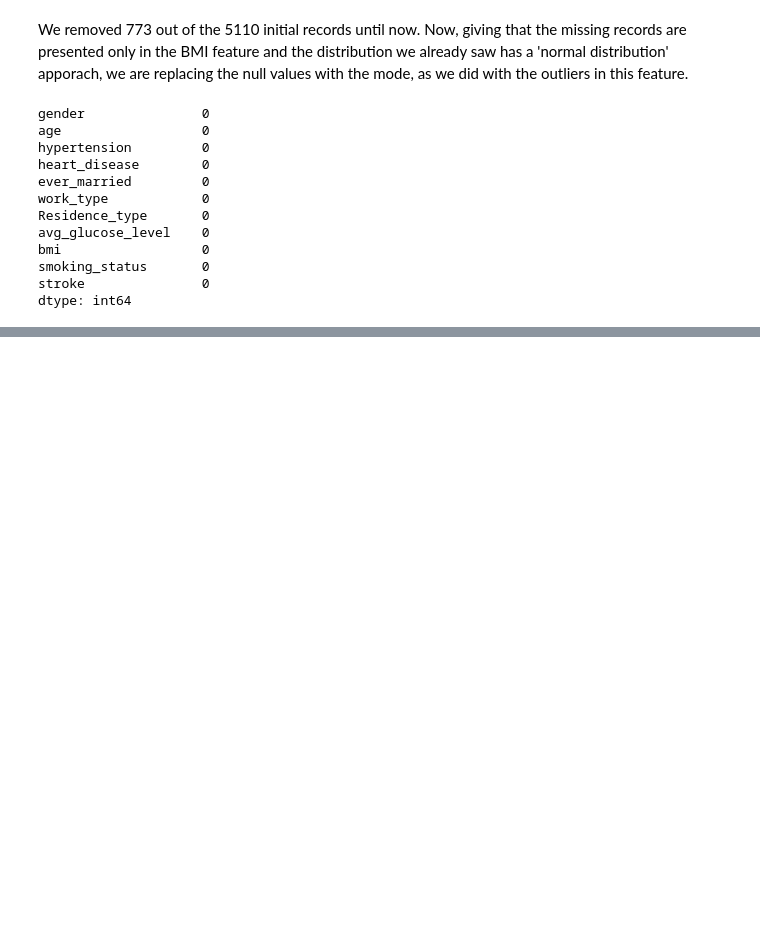
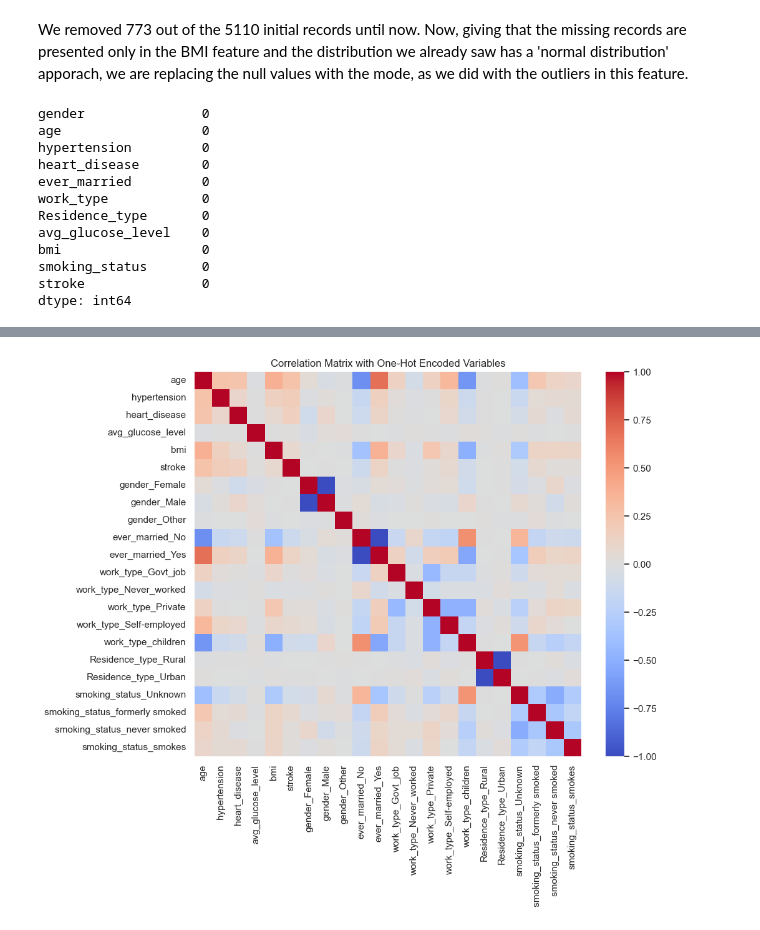
Before and after one commit to JuanS286/StrokeClassifier, a Jupyter notebook: stroke-prediction-analysis-using-machine-learning.ipynb, the cells around one changed output, grey strips where cells are left out. Drawn from its saved outputs; the diff is of its cells as text; code cells hidden in the pictures; blank space fills up the shorter version.

```diff
--- a/stroke-prediction-analysis-using-machine-learning.ipynb
+++ b/stroke-prediction-analysis-using-machine-learning.ipynb
@@ -374,0 +384,16 @@ dtype: int64
+# %%
+df_encoded = pd.get_dummies(df, columns=['gender', 'ever_married', 'work_type', 'Residence_type', 'smoking_status'])
+
+# Calculate the correlation matrix
+corr_matrix = df_encoded.corr()
+
+# Optionally, use seaborn to visualize the correlation matrix
+import seaborn as sns
+import matplotlib.pyplot as plt
+
+plt.figure(figsize=(10, 8))
+sns.heatmap(corr_matrix, annot=False, cmap='coolwarm')
+plt.title('Correlation Matrix with One-Hot Encoded Variables')
+plt.show()
+# %% [output]
+[figure, added]
```
Also changed, not shown: parts of 14 cells of this notebook.
